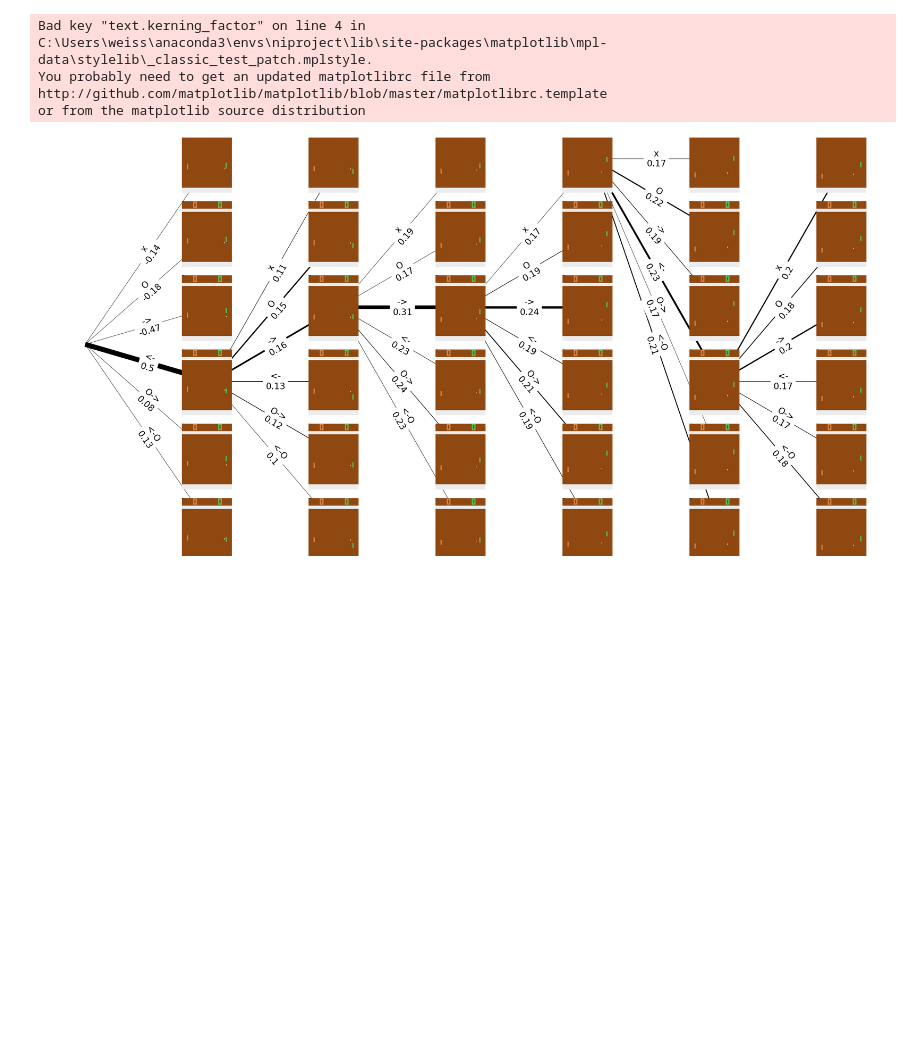
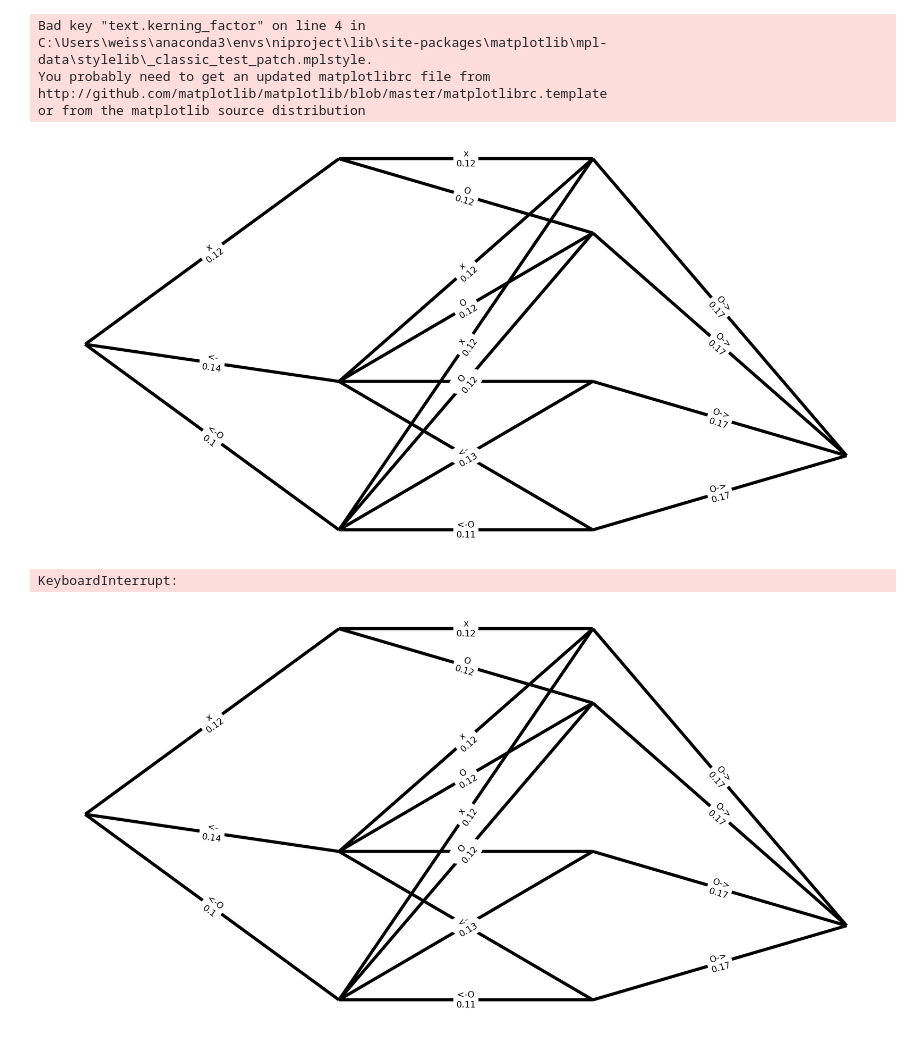
Before and after one commit to DennisWeiss/pong-deep-q-network-explainability, a Jupyter notebook: OpenAIPong_DQN.ipynb, the cells around one changed output. Saved outputs shown, nothing was run; the diff lists cells and outputs as text; code cells hidden in the pictures; blank space fills up the shorter version.

Commit message:
Implementing v2 of action tree

```diff
--- a/OpenAIPong_DQN.ipynb
+++ b/OpenAIPong_DQN.ipynb
@@ -340,7 +428,9 @@ for episode in range(startEpisode, MAX_EPISODE):
         if RENDER_GAME_WINDOW:
             environment.render()  # Show state visually
 
-        showActionTree(environment, agent, state, episode, step, 6)
+        if step == 20:
+            showActionTreeV2(environment, agent, state, episode, step, 3, 10)
+#         showActionTree(environment, agent, state, episode, step, 6)
 
         # Select and perform an action
         action = agent.act(state)  # Act
@@ -377,33 +467,35 @@ for episode in range(startEpisode, MAX_EPISODE):
             current_time_format = time.strftime("%H:%M:%S", time.gmtime())  # Get current dateTime as HH:MM:SS
             epsilonDict = {'epsilon': agent.epsilon}  # Create epsilon dict to save model as file
 
             if SAVE_MODELS and episode % SAVE_MODEL_INTERVAL == 0:  # Save model as file
                 weightsPath = MODEL_PATH + str(episode) + '.pkl'
                 epsilonPath = MODEL_PATH + str(episode) + '.json'
 
                 torch.save(agent.online_model.state_dict(), weightsPath)
                 with open(epsilonPath, 'w') as outfile:
                     json.dump(epsilonDict, outfile)
 
             if TRAIN_MODEL:
                 agent.target_model.load_state_dict(agent.online_model.state_dict())  # Update target model
 
             last_100_ep_reward.append(total_reward)
             avg_max_q_val = total_max_q_val / step
 
             outStr = "Episode:{} Time:{} Reward:{:.2f} Loss:{:.2f} Last_100_Avg_Rew:{:.3f} Avg_Max_Q:{:.3f} Epsilon:{:.2f} Duration:{:.2f} Step:{} CStep:{}".format(
                 episode, current_time_format, total_reward, total_loss, np.mean(last_100_ep_reward), avg_max_q_val, agent.epsilon, time_passed, step, total_step
             )
 
             print(outStr)
 
             if SAVE_MODELS:
                 outputPath = MODEL_PATH + "out" + '.txt'  # Save outStr to file
                 with open(outputPath, 'a') as outfile:
                     outfile.write(outStr+"\n")
 
             break
 # %% [output]
-[figure, old version]
+[figure, new version]
+KeyboardInterrupt:
+[figure, added]
 # %%
 torch.load(MODEL_PATH+"900.pkl", map_location="cpu")
```
Also changed, not shown: parts of 1 cell of this notebook.
